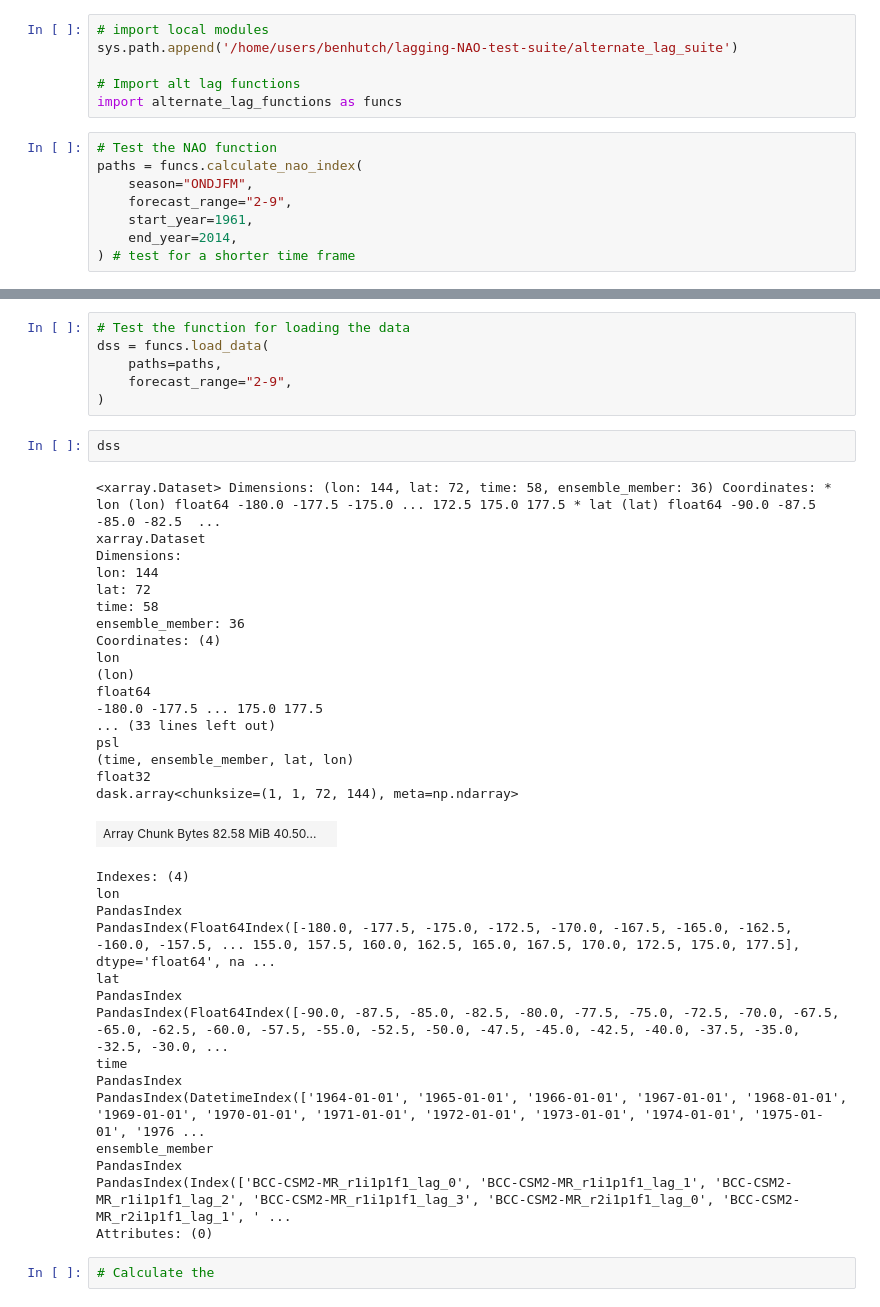
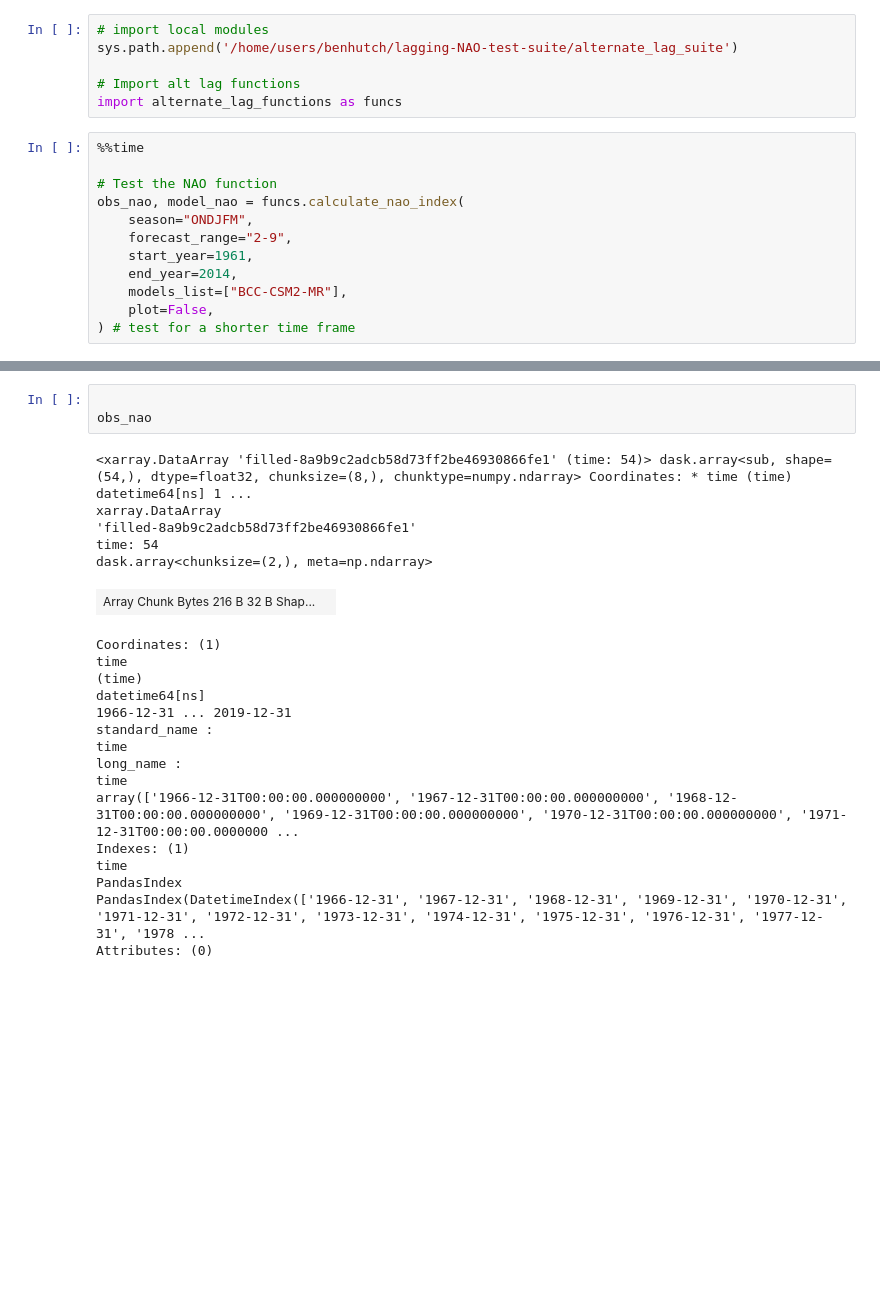
Before and after one commit to benhutchmet/lagging-NAO-test-suite, a Jupyter notebook: testing/testing-nao-matching.ipynb, the cells around one changed output, grey strips where cells are left out. Cells and saved outputs as stored; diff of their text form; blank space fills up the shorter version.

```diff
--- a/testing/testing-nao-matching.ipynb
+++ b/testing/testing-nao-matching.ipynb
@@ -23,12 +25,16 @@ sys.path.append('/home/users/benhutch/lagging-NAO-test-suite/alternate_lag_suite
 # Import alt lag functions
 import alternate_lag_functions as funcs
 # %%
+%%time
+
 # Test the NAO function
-paths = funcs.calculate_nao_index(
+obs_nao, model_nao = funcs.calculate_nao_index(
     season="ONDJFM",
     forecast_range="2-9",
     start_year=1961,
     end_year=2014,
+    models_list=["BCC-CSM2-MR"],
+    plot=False,
 ) # test for a shorter time frame
 # %% [output]
 Time dimension of obs: ['1960-12-31T00:00:00.000000000' '1961-12-31T00:00:00.000000000'
@@ -54,43 +212,25 @@ paths = paths[:9]
-# %%
-# Test the function for loading the data
-dss = funcs.load_data(
-    paths=paths,
-    forecast_range="2-9",
-)
-# %%
-dss
-# %% [output]
-<xarray.Dataset> Dimensions: (lon: 144, lat: 72, time: 58, ensemble_member: 36) Coordinates: * lon (lon) float64 -180.0 -177.5 -175.0 ... 172.5 175.0 177.5 * lat (lat) float64 -90.0 -87.5 -85.0 -82.5  ...
-xarray.Dataset
-Dimensions:
-lon: 144
-lat: 72
-time: 58
-ensemble_member: 36
-Coordinates: (4)
-lon
-(lon)
-float64
--180.0 -177.5 ... 175.0 177.5
-... (33 lines left out)
-psl
-(time, ensemble_member, lat, lon)
-float32
-dask.array<chunksize=(1, 1, 72, 144), meta=np.ndarray>
-| Array Chunk Bytes 82.58 MiB 40.50... |  |
-Indexes: (4)
-lon
-PandasIndex
-PandasIndex(Float64Index([-180.0, -177.5, -175.0, -172.5, -170.0, -167.5, -165.0, -162.5, -160.0, -157.5, ... 155.0, 157.5, 160.0, 162.5, 165.0, 167.5, 170.0, 172.5, 175.0, 177.5], dtype='float64', na ...
-lat
-PandasIndex
-PandasIndex(Float64Index([-90.0, -87.5, -85.0, -82.5, -80.0, -77.5, -75.0, -72.5, -70.0, -67.5, -65.0, -62.5, -60.0, -57.5, -55.0, -52.5, -50.0, -47.5, -45.0, -42.5, -40.0, -37.5, -35.0, -32.5, -30.0, ...
-time
-PandasIndex
-PandasIndex(DatetimeIndex(['1964-01-01', '1965-01-01', '1966-01-01', '1967-01-01', '1968-01-01', '1969-01-01', '1970-01-01', '1971-01-01', '1972-01-01', '1973-01-01', '1974-01-01', '1975-01-01', '1976 ...
-ensemble_member
-PandasIndex
-PandasIndex(Index(['BCC-CSM2-MR_r1i1p1f1_lag_0', 'BCC-CSM2-MR_r1i1p1f1_lag_1', 'BCC-CSM2-MR_r1i1p1f1_lag_2', 'BCC-CSM2-MR_r1i1p1f1_lag_3', 'BCC-CSM2-MR_r2i1p1f1_lag_0', 'BCC-CSM2-MR_r2i1p1f1_lag_1', ' ...
-Attributes: (0)
-# %%
-# Calculate the
+# %%
+
+obs_nao
+# %% [output]
+<xarray.DataArray 'filled-8a9b9c2adcb58d73ff2be46930866fe1' (time: 54)> dask.array<sub, shape=(54,), dtype=float32, chunksize=(8,), chunktype=numpy.ndarray> Coordinates: * time (time) datetime64[ns] 1 ...
+xarray.DataArray
+'filled-8a9b9c2adcb58d73ff2be46930866fe1'
+time: 54
+dask.array<chunksize=(2,), meta=np.ndarray>
+| Array Chunk Bytes 216 B 32 B Shap... |  |
+Coordinates: (1)
+time
+(time)
+datetime64[ns]
+1966-12-31 ... 2019-12-31
+standard_name :
+time
+long_name :
+time
+array(['1966-12-31T00:00:00.000000000', '1967-12-31T00:00:00.000000000', '1968-12-31T00:00:00.000000000', '1969-12-31T00:00:00.000000000', '1970-12-31T00:00:00.000000000', '1971-12-31T00:00:00.0000000 ...
+Indexes: (1)
+time
+PandasIndex
+PandasIndex(DatetimeIndex(['1966-12-31', '1967-12-31', '1968-12-31', '1969-12-31', '1970-12-31', '1971-12-31', '1972-12-31', '1973-12-31', '1974-12-31', '1975-12-31', '1976-12-31', '1977-12-31', '1978 ...
+Attributes: (0)
```
Also changed, not shown: parts of 4 cells of this notebook, 1 other file.
